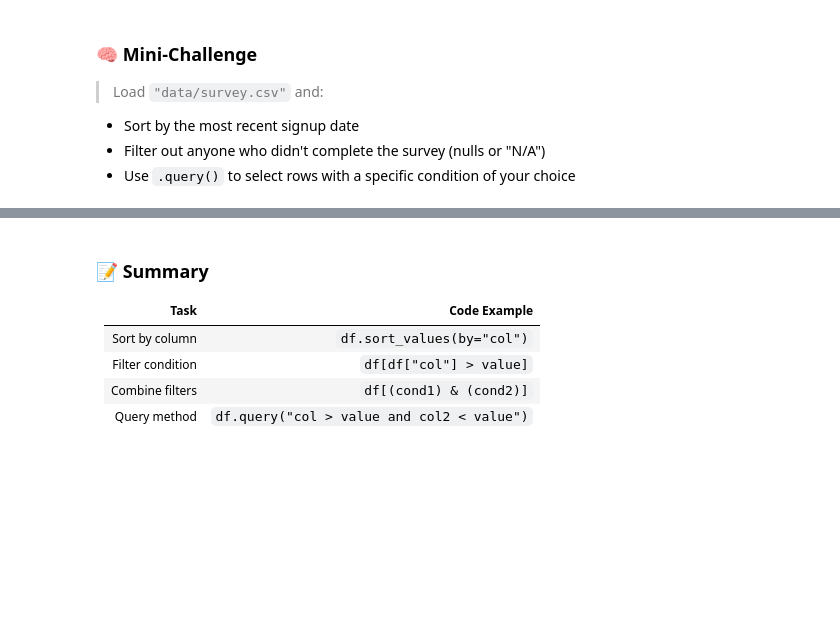
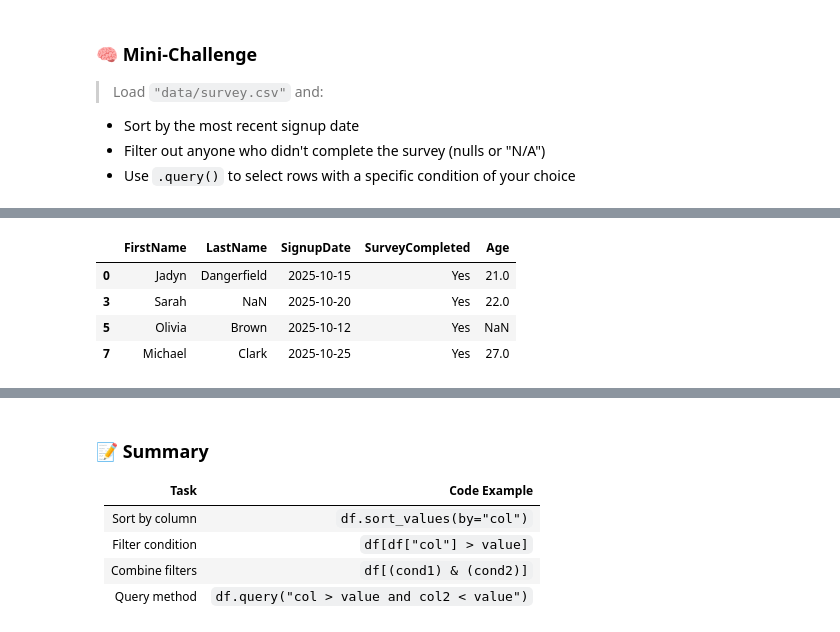
Before and after one commit to jay-d515/jay-d515-3603-DataScience, a Jupyter notebook: Completed/06-Working_with_Data/07-sorting_and_filtering.ipynb, the cells around one changed output, grey strips where cells are left out. Cells and saved outputs as stored; diff of their text form; code cells hidden in the pictures; blank space fills up the shorter version.

```diff
--- a/Completed/06-Working_with_Data/07-sorting_and_filtering.ipynb
+++ b/Completed/06-Working_with_Data/07-sorting_and_filtering.ipynb
@@ -205,0 +245,9 @@ df.query("math_score > 95 or science_score > 95")
+# %%
+# Filter out anyone who didn't complete the survey
+survey_df[survey_df["SurveyCompleted"] == "Yes"]
+# %% [output]
+|  | FirstName | LastName | SignupDate | SurveyCompleted | Age |
+| 0 | Jadyn | Dangerfield | 2025-10-15 | Yes | 21.0 |
+| 3 | Sarah | NaN | 2025-10-20 | Yes | 22.0 |
+| 5 | Olivia | Brown | 2025-10-12 | Yes | NaN |
+| 7 | Michael | Clark | 2025-10-25 | Yes | 27.0 |
```
Also changed, not shown: parts of 4 cells of this notebook.
